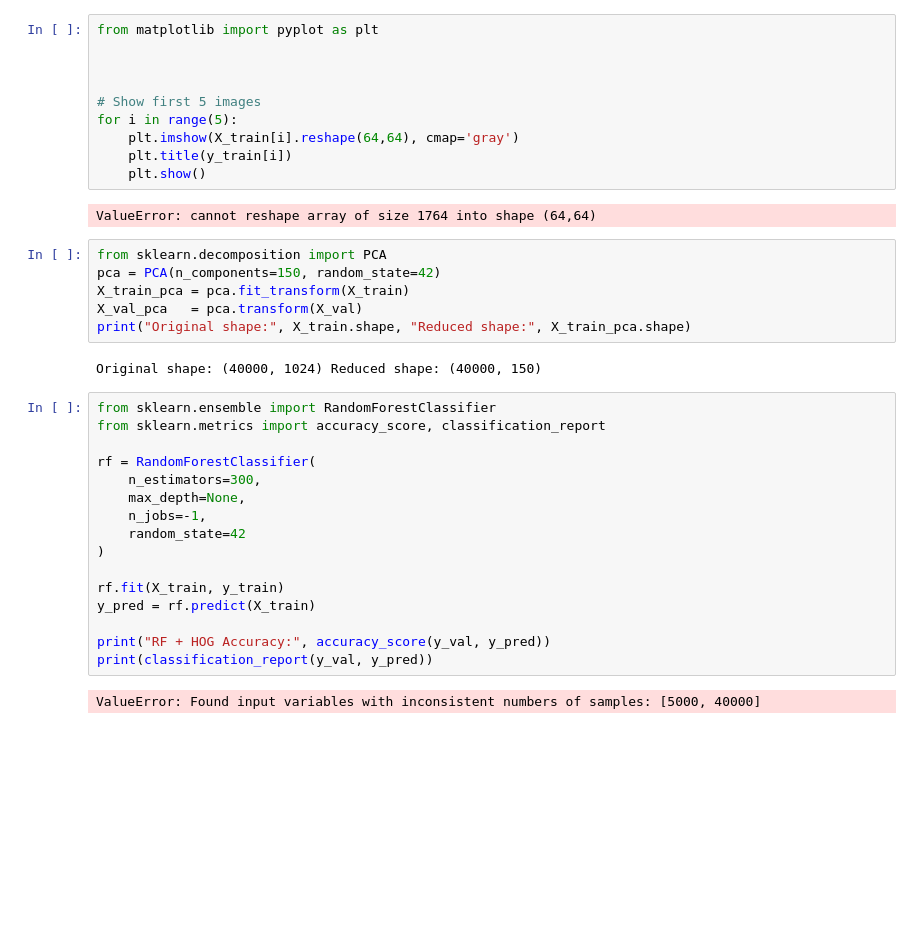
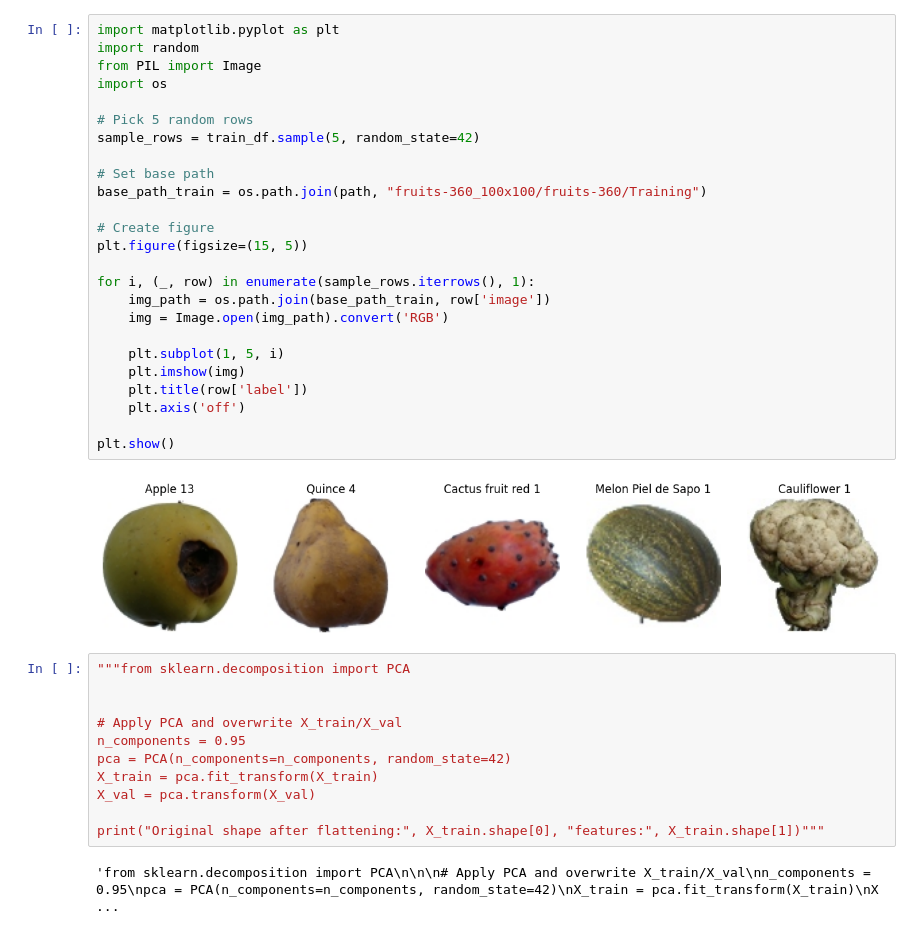
Before and after one commit to AnthonyBebek/Fruit-Classification, a Jupyter notebook: u3283999-A2-2.ipynb, the cells around one changed output. Saved outputs shown, nothing was run; the diff lists cells and outputs as text; blank space fills up the shorter version.

```diff
--- a/u3283999-A2-2.ipynb
+++ b/u3283999-A2-2.ipynb
@@ -103,38 +167,40 @@ Unique val labels: [ 0  1  2  3  4  5  6  7  8  9 10 11 12 13 14 15 16 17 18 19
 # %%
-from matplotlib import pyplot as plt
+import matplotlib.pyplot as plt
+import random
+from PIL import Image
+import os
 
+# Pick 5 random rows
+sample_rows = train_df.sample(5, random_state=42)
 
+# Set base path
+base_path_train = os.path.join(path, "fruits-360_100x100/fruits-360/Training")
 
-# Show first 5 images
-for i in range(5):
-    plt.imshow(X_train[i].reshape(64,64), cmap='gray')
-    plt.title(y_train[i])
-    plt.show()
+# Create figure
+plt.figure(figsize=(15, 5))
+
+for i, (_, row) in enumerate(sample_rows.iterrows(), 1):
+    img_path = os.path.join(base_path_train, row['image'])
+    img = Image.open(img_path).convert('RGB')
+
+    plt.subplot(1, 5, i)
+    plt.imshow(img)
+    plt.title(row['label'])
+    plt.axis('off')
+
+plt.show()
 # %% [output]
-ValueError: cannot reshape array of size 1764 into shape (64,64)
+[figure, added]
 # %%
-from sklearn.decomposition import PCA
-pca = PCA(n_components=150, random_state=42)
-X_train_pca = pca.fit_transform(X_train)
-X_val_pca   = pca.transform(X_val)
-print("Original shape:", X_train.shape, "Reduced shape:", X_train_pca.shape)
+"""from sklearn.decomposition import PCA
+
+
+# Apply PCA and overwrite X_train/X_val
+n_components = 0.95
+pca = PCA(n_components=n_components, random_state=42)
+X_train = pca.fit_transform(X_train)
+X_val = pca.transform(X_val)
+
+print("Original shape after flattening:", X_train.shape[0], "features:", X_train.shape[1])"""
 # %% [output]
-Original shape: (40000, 1024) Reduced shape: (40000, 150)
+'from sklearn.decomposition import PCA\n\n\n# Apply PCA and overwrite X_train/X_val\nn_components = 0.95\npca = PCA(n_components=n_components, random_state=42)\nX_train = pca.fit_transform(X_train)\nX ...
-# %%
-from sklearn.ensemble import RandomForestClassifier
-from sklearn.metrics import accuracy_score, classification_report
-
-rf = RandomForestClassifier(
-    n_estimators=300,
-    max_depth=None,
-    n_jobs=-1,
-    random_state=42
-)
-
-rf.fit(X_train, y_train)
-y_pred = rf.predict(X_train)
-
-print("RF + HOG Accuracy:", accuracy_score(y_val, y_pred))
-print(classification_report(y_val, y_pred))
-# %% [output]
-ValueError: Found input variables with inconsistent numbers of samples: [5000, 40000]
```
Also changed, not shown: parts of 11 cells of this notebook, 6 other files.
